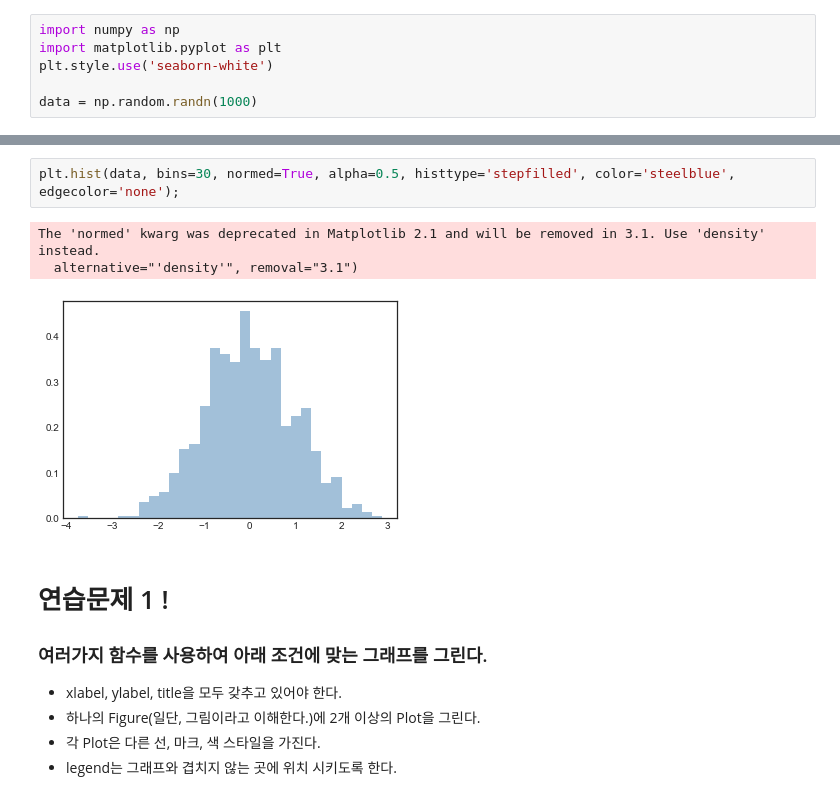
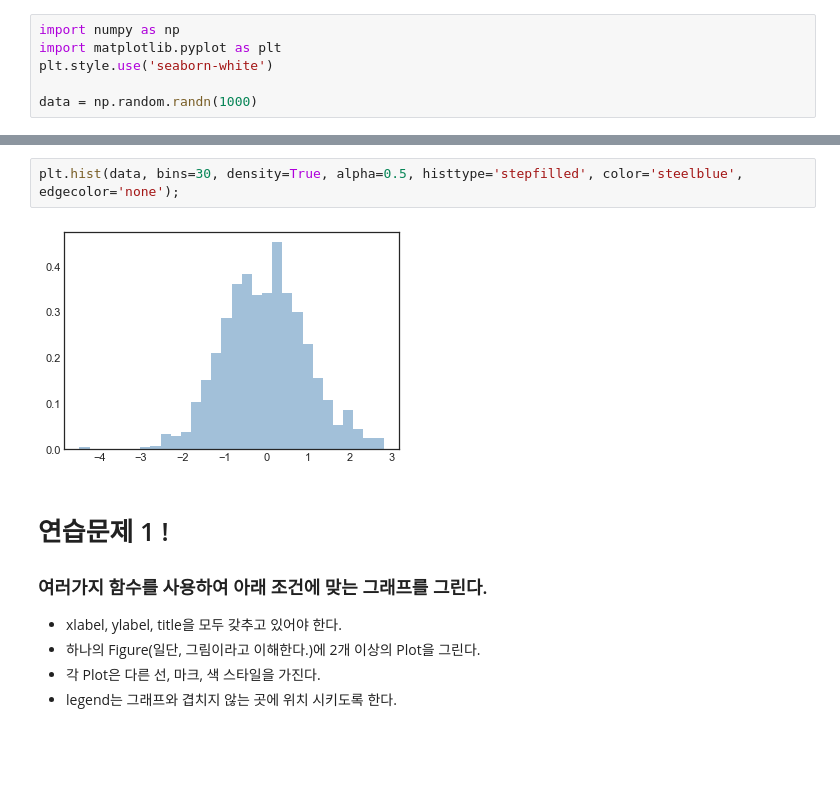
Before and after one commit to leekate/python_2019_mmmil, a Jupyter notebook: CH05_Matplotlib.ipynb, the cells around one changed output, grey strips where cells are left out. Cells and saved outputs as stored; diff of their text form; blank space fills up the shorter version.

```diff
--- a/CH05_Matplotlib.ipynb
+++ b/CH05_Matplotlib.ipynb
@@ -260,9 +260,7 @@ plt.hist(data);
 # %%
-plt.hist(data, bins=30, normed=True, alpha=0.5, histtype='stepfilled', color='steelblue', edgecolor='none');
+plt.hist(data, bins=30, density=True, alpha=0.5, histtype='stepfilled', color='steelblue', edgecolor='none');
 # %% [output]
-The 'normed' kwarg was deprecated in Matplotlib 2.1 and will be removed in 3.1. Use 'density' instead.
-  alternative="'density'", removal="3.1")
-[figure, old version]
+[figure, new version]
 # %% [markdown]
 # 연습문제 1 !
 ### 여러가지 함수를 사용하여 아래 조건에 맞는 그래프를 그린다.
```
Also changed, not shown: parts of 4 cells of this notebook.
